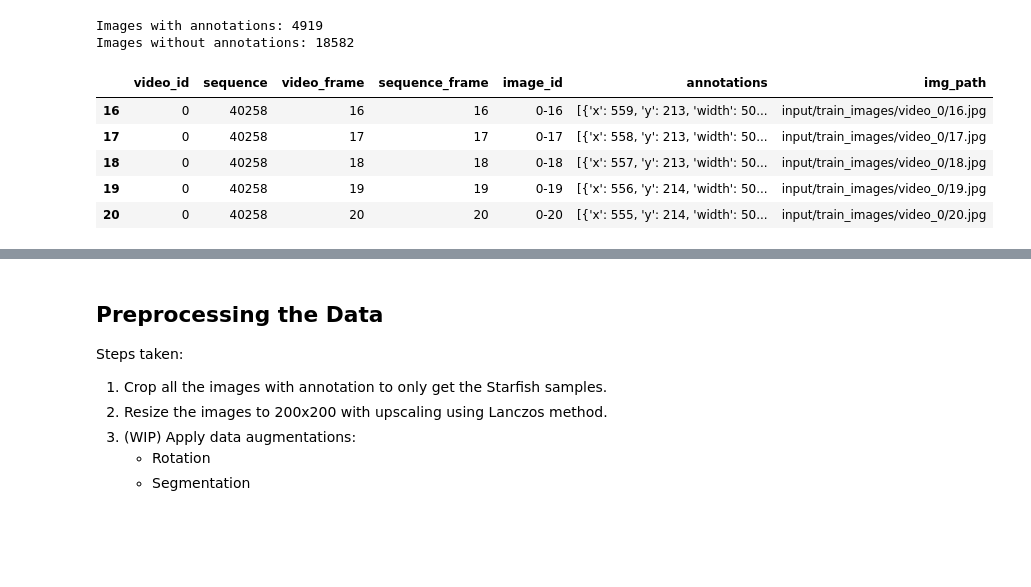
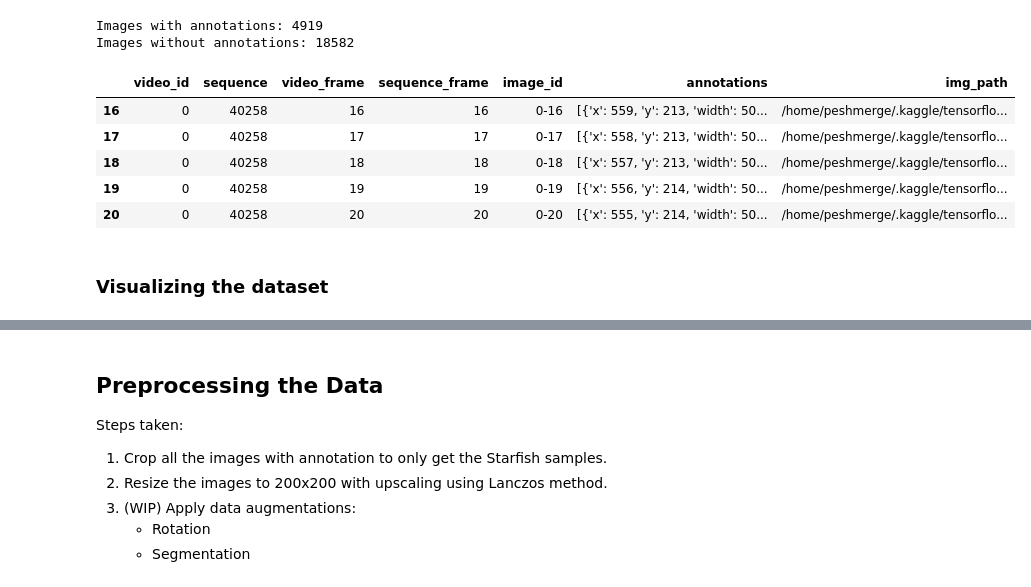
Before and after one commit to peshmerge/ml_2_project, a Jupyter notebook: kaggle.ipynb, the cells around one changed output, grey strips where cells are left out. Saved outputs shown, nothing was run; the diff lists cells and outputs as text; code cells hidden in the pictures; blank space fills up the shorter version.

```diff
--- a/kaggle.ipynb
+++ b/kaggle.ipynb
@@ -18,28 +19,41 @@ from tqdm import tqdm
 
 import matplotlib.pyplot as plt
 import seaborn as sns
+
+import utils
+
 sns.set_style('darkgrid')
 
-from PIL import Image
+from PIL import Image, ImageDraw
 import tensorflow as tf
+import tensorflow_hub as tfhub
+from keras import backend as K
+import tensorflow.keras.optimizers as KO
+from keras.layers import *
+from keras import Sequential
+from keras.models import Model
+
 
 import os
 import ast  ## Change str -> list.
 import sys
 import time
+import random
 
 import warnings
-warnings.filterwarnings('ignore')
 
-INPUT_DIR = './input/'
+INPUT_DIR = '/home/peshmerge/.kaggle/tensorflow-great-barrier-reef/'
 sys.path.insert(0, INPUT_DIR)
+IMAGE_PATH = f'{INPUT_DIR}/train_images'
+TRAIN_DATA_CROPPED_DIR= '/home/peshmerge/.kaggle/tensorflow-great-barrier-reef/train_images_cropped/'
 
-# import greatbarrierreef
+import greatbarrierreef
 # %% [markdown]
 ## Reading the training data
 # %%
-df_train = pd.read_csv('input/train.csv')
-df_train['img_path'] = os.path.join('input/train_images')+"/video_"+df_train.video_id.astype(str)+"/"+df_train.video_frame.astype(str)+".jpg"
+df_train = pd.read_csv(os.path.join(INPUT_DIR, 'train.csv'))
+df_train['img_path'] = os.path.join(INPUT_DIR, 'train_images') + "/video_" + df_train.video_id.astype(str)+"/"+ df_train.video_frame.astype(str)+".jpg"
+df_train['annotations'] = df_train['annotations'].apply(ast.literal_eval)
 df_train.head()
 # %% [output]
 |  | video_id | sequence | video_frame | sequence_frame | image_id | annotations | img_path |
@@ -57,13 +73,14 @@ print('Images without annotations:', without_annotation)
 Images with annotations: 4919
 Images without annotations: 18582
 # %%
-df_annotated = df_train[df_train['annotations'].astype(str) != "[]"]
-df_annotated['annotations'] = df_train['annotations'].apply(ast.literal_eval)
+df_annotated = df_train[df_train['annotations'].map(len) != 0]
 df_annotated.head()
 # %% [output]
 |  | video_id | sequence | video_frame | sequence_frame | image_id | annotations | img_path |
-| 16 | 0 | 40258 | 16 | 16 | 0-16 | [{'x': 559, 'y': 213, 'width': 50... | input/train_images/video_0/16.jpg |
-| 17 | 0 | 40258 | 17 | 17 | 0-17 | [{'x': 558, 'y': 213, 'width': 50... | input/train_images/video_0/17.jpg |
-| 18 | 0 | 40258 | 18 | 18 | 0-18 | [{'x': 557, 'y': 213, 'width': 50... | input/train_images/video_0/18.jpg |
-| 19 | 0 | 40258 | 19 | 19 | 0-19 | [{'x': 556, 'y': 214, 'width': 50... | input/train_images/video_0/19.jpg |
-| 20 | 0 | 40258 | 20 | 20 | 0-20 | [{'x': 555, 'y': 214, 'width': 50... | input/train_images/video_0/20.jpg |
+| 16 | 0 | 40258 | 16 | 16 | 0-16 | [{'x': 559, 'y': 213, 'width': 50... | /home/peshmerge/.kaggle/tensorflo... |
+| 17 | 0 | 40258 | 17 | 17 | 0-17 | [{'x': 558, 'y': 213, 'width': 50... | /home/peshmerge/.kaggle/tensorflo... |
+| 18 | 0 | 40258 | 18 | 18 | 0-18 | [{'x': 557, 'y': 213, 'width': 50... | /home/peshmerge/.kaggle/tensorflo... |
+| 19 | 0 | 40258 | 19 | 19 | 0-19 | [{'x': 556, 'y': 214, 'width': 50... | /home/peshmerge/.kaggle/tensorflo... |
+| 20 | 0 | 40258 | 20 | 20 | 0-20 | [{'x': 555, 'y': 214, 'width': 50... | /home/peshmerge/.kaggle/tensorflo... |
+# %% [markdown]
+### Visualizing the dataset
```
Also changed, not shown: parts of 8 cells of this notebook.
